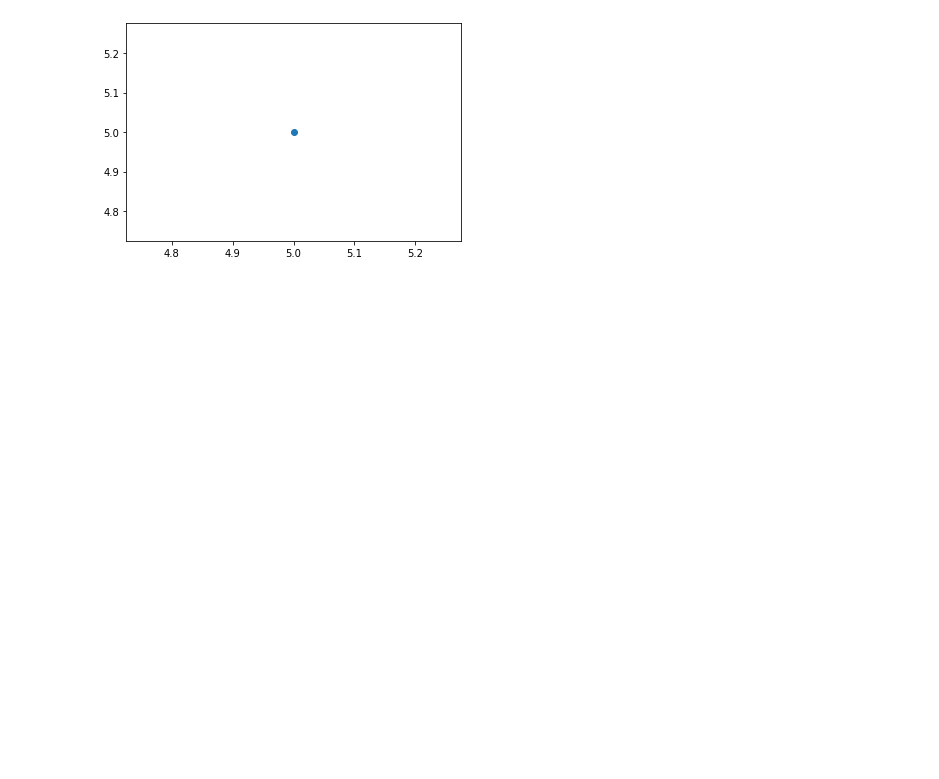
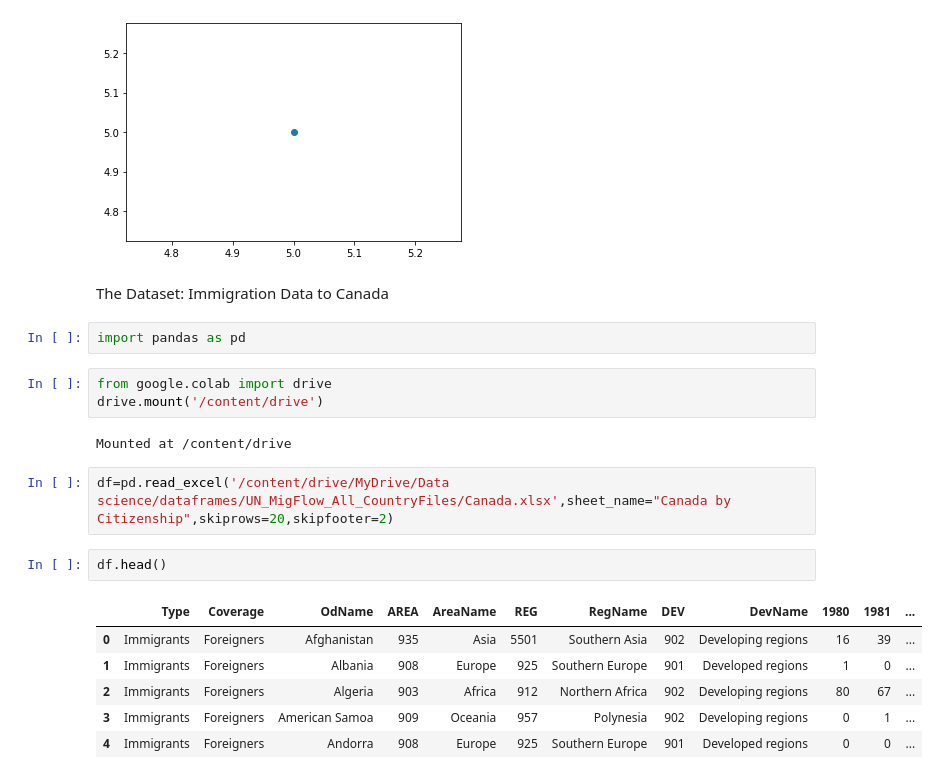
Before and after one commit to rubensgamaliel/CognitiveClass, a Jupyter notebook: DatViz/Data_vizualization.ipynb, the cells around one changed output. Cells and saved outputs as stored; diff of their text form; blank space fills up the shorter version.

```diff
--- a/DatViz/Data_vizualization.ipynb
+++ b/DatViz/Data_vizualization.ipynb
@@ -6,3 +8,23 @@ plt.plot(5,5,'o')
 plt.show()
 # %% [output]
 [figure]
+# %% [markdown]
+The Dataset: Immigration Data to Canada
+# %%
+import pandas as pd
+# %%
+from google.colab import drive
+drive.mount('/content/drive')
+# %% [output]
+Mounted at /content/drive
+# %%
+df=pd.read_excel('/content/drive/MyDrive/Data science/dataframes/UN_MigFlow_All_CountryFiles/Canada.xlsx',sheet_name="Canada by Citizenship",skiprows=20,skipfooter=2)
+# %%
+df.head()
+# %% [output]
+|  | Type | Coverage | OdName | AREA | AreaName | REG | RegName | DEV | DevName | 1980 | 1981 | ... |
+| 0 | Immigrants | Foreigners | Afghanistan | 935 | Asia | 5501 | Southern Asia | 902 | Developing regions | 16 | 39 | ... |
+| 1 | Immigrants | Foreigners | Albania | 908 | Europe | 925 | Southern Europe | 901 | Developed regions | 1 | 0 | ... |
+| 2 | Immigrants | Foreigners | Algeria | 903 | Africa | 912 | Northern Africa | 902 | Developing regions | 80 | 67 | ... |
+| 3 | Immigrants | Foreigners | American Samoa | 909 | Oceania | 957 | Polynesia | 902 | Developing regions | 0 | 1 | ... |
+| 4 | Immigrants | Foreigners | Andorra | 908 | Europe | 925 | Southern Europe | 901 | Developed regions | 0 | 0 | ... |
```
Also changed, not shown: parts of 6 cells of this notebook.
